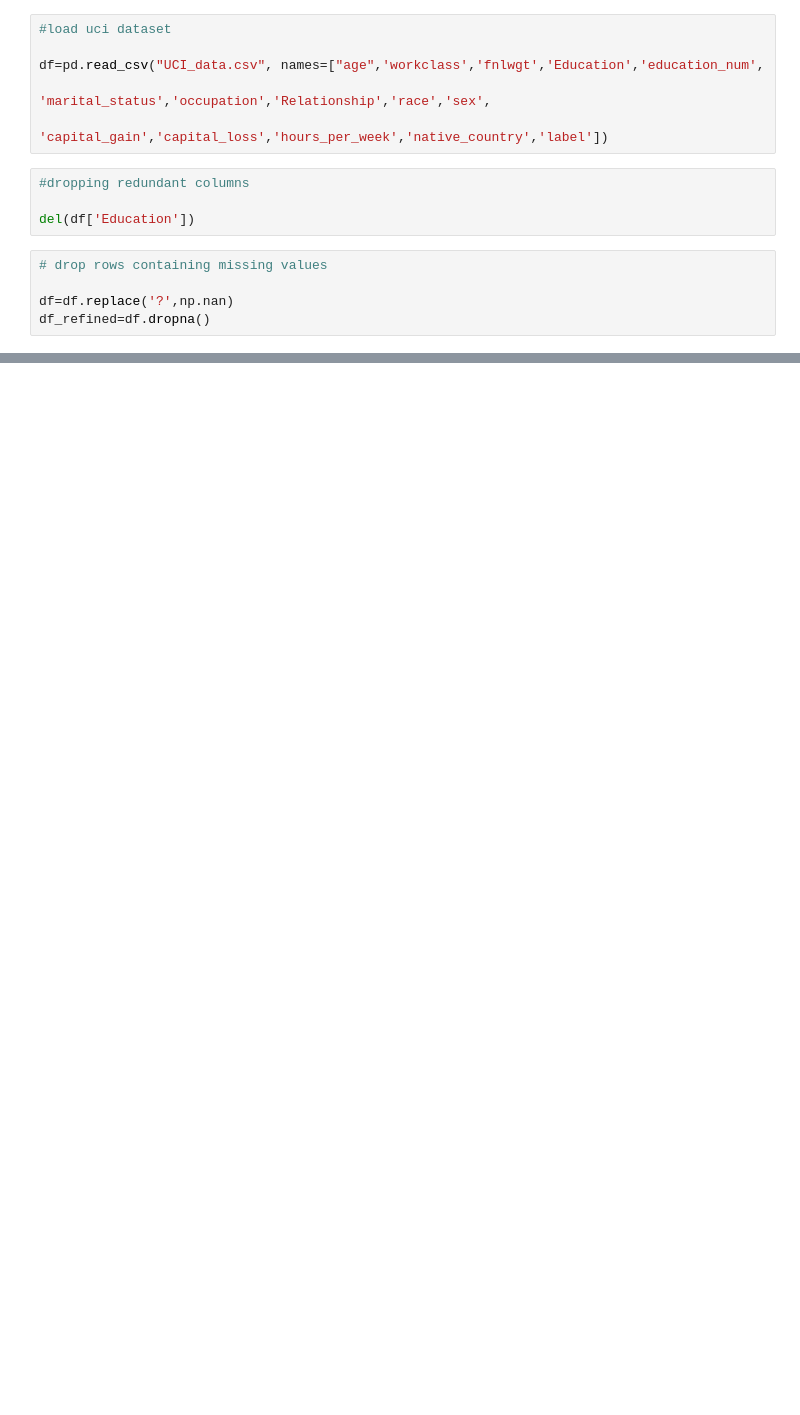
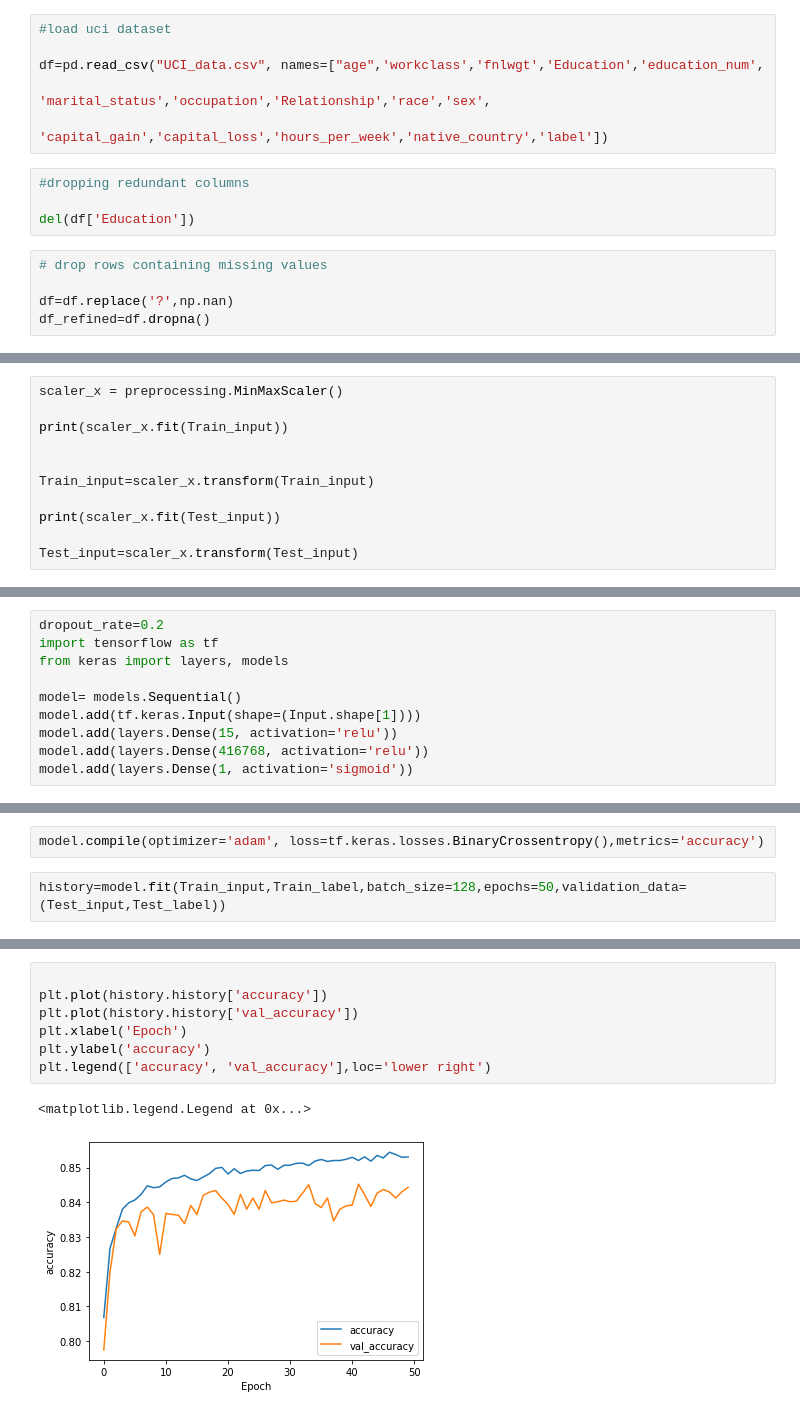
Before and after one commit to basitmushtaq/UCI_Adult_Income, a Jupyter notebook: UCI_Income.ipynb, the cells around one changed output, grey strips where cells are left out. Cells and saved outputs as stored; diff of their text form; blank space fills up the shorter version.

```diff
--- a/UCI_Income.ipynb
+++ b/UCI_Income.ipynb
@@ -48,0 +91,11 @@ outputs=outputs.reshape(-1,1)
+# %%
+scaler_x = preprocessing.MinMaxScaler()
+
+print(scaler_x.fit(Train_input))
+
+
+Train_input=scaler_x.transform(Train_input)
+
+print(scaler_x.fit(Test_input))
+
+Test_input=scaler_x.transform(Test_input)
@@ -48,0 +105,10 @@ outputs=outputs.reshape(-1,1)
+# %%
+dropout_rate=0.2
+import tensorflow as tf
+from keras import layers, models
+
+model= models.Sequential()
+model.add(tf.keras.Input(shape=(Input.shape[1])))
+model.add(layers.Dense(15, activation='relu'))
+model.add(layers.Dense(416768, activation='relu'))
+model.add(layers.Dense(1, activation='sigmoid'))
@@ -48,0 +132,4 @@ outputs=outputs.reshape(-1,1)
+# %%
+model.compile(optimizer='adam', loss=tf.keras.losses.BinaryCrossentropy(),metrics='accuracy')
+# %%
+history=model.fit(Train_input,Train_label,batch_size=128,epochs=50,validation_data=(Test_input,Test_label))
@@ -48,0 +154,10 @@ outputs=outputs.reshape(-1,1)
+# %%
+
+plt.plot(history.history['accuracy'])
+plt.plot(history.history['val_accuracy'])
+plt.xlabel('Epoch')
+plt.ylabel('accuracy')
+plt.legend(['accuracy', 'val_accuracy'],loc='lower right')
+# %% [output]
+<matplotlib.legend.Legend at 0x...>
+[figure, added]
```
Also changed, not shown: parts of 11 cells of this notebook.
